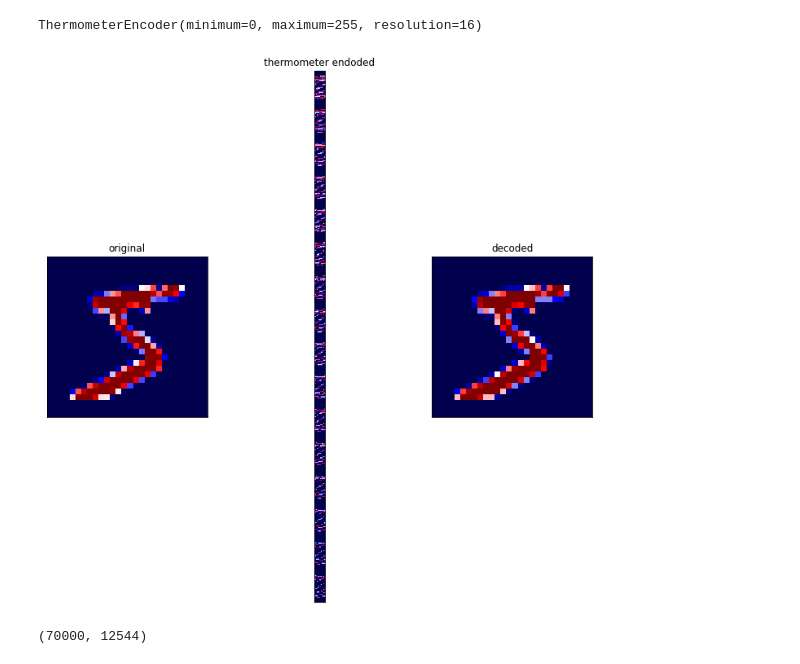
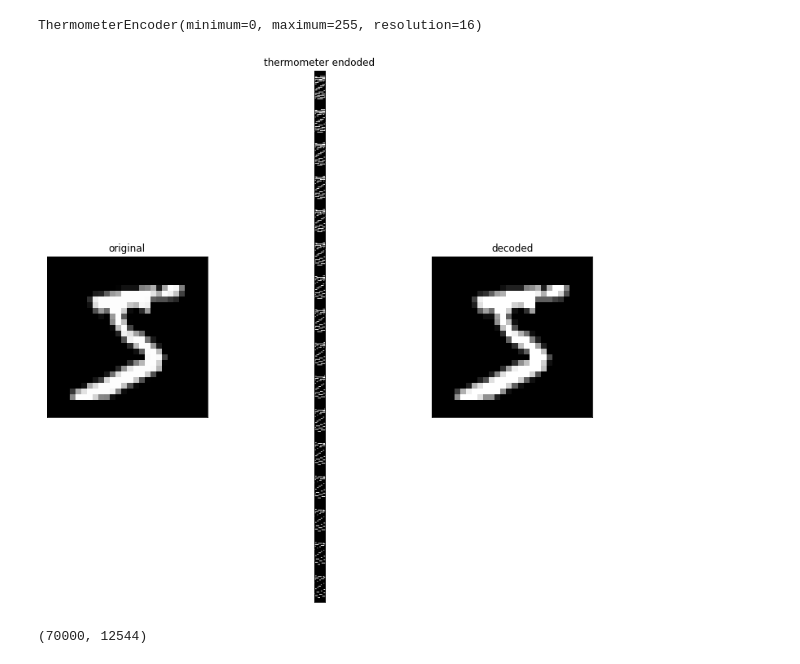
Before and after one commit to otavioon/wisard, a Jupyter notebook: wisard_mental_images.ipynb, the cells around one changed output. Saved outputs shown, nothing was run; the diff lists cells and outputs as text; code cells hidden in the pictures.

```diff
--- a/wisard_mental_images.ipynb
+++ b/wisard_mental_images.ipynb
@@ -74,26 +88,26 @@ thermometer
 ThermometerEncoder(minimum=0, maximum=255, resolution=16)
 # %%
 digit = X.values[0]
-encoded_digit = thermometer.encode(digit)
+encoded_digit = thermometer.encode(digit).astype("int8")
 decoded_digit = thermometer.decode(encoded_digit)
 
 fig, axs = plt.subplots(1, 3, squeeze=False, figsize=(12, 12))
 
 for i, (im, shape, name) in enumerate(
     [
         (digit, (28, 28), "original"),
         (encoded_digit, (28 * 28, 16), "thermometer endoded"),
         (decoded_digit, (28, 28), "decoded"),
     ]
 ):
-    axs[0, i].imshow(im.reshape(shape), cmap="seismic")
+    axs[0, i].imshow(im.reshape(shape), cmap="gray")
     axs[0, i].set_title(name)
     axs[0, i].axes.xaxis.set_visible(False)
     axs[0, i].axes.yaxis.set_visible(False)
 
 plt.show()
 # %% [output]
-[figure, old version]
+[figure, new version]
 # %%
 coded_X = []
 for x in tqdm.tqdm(X.values, desc="Encoding dataset"):
```
Also changed, not shown: parts of 42 cells of this notebook, 3 other files.
